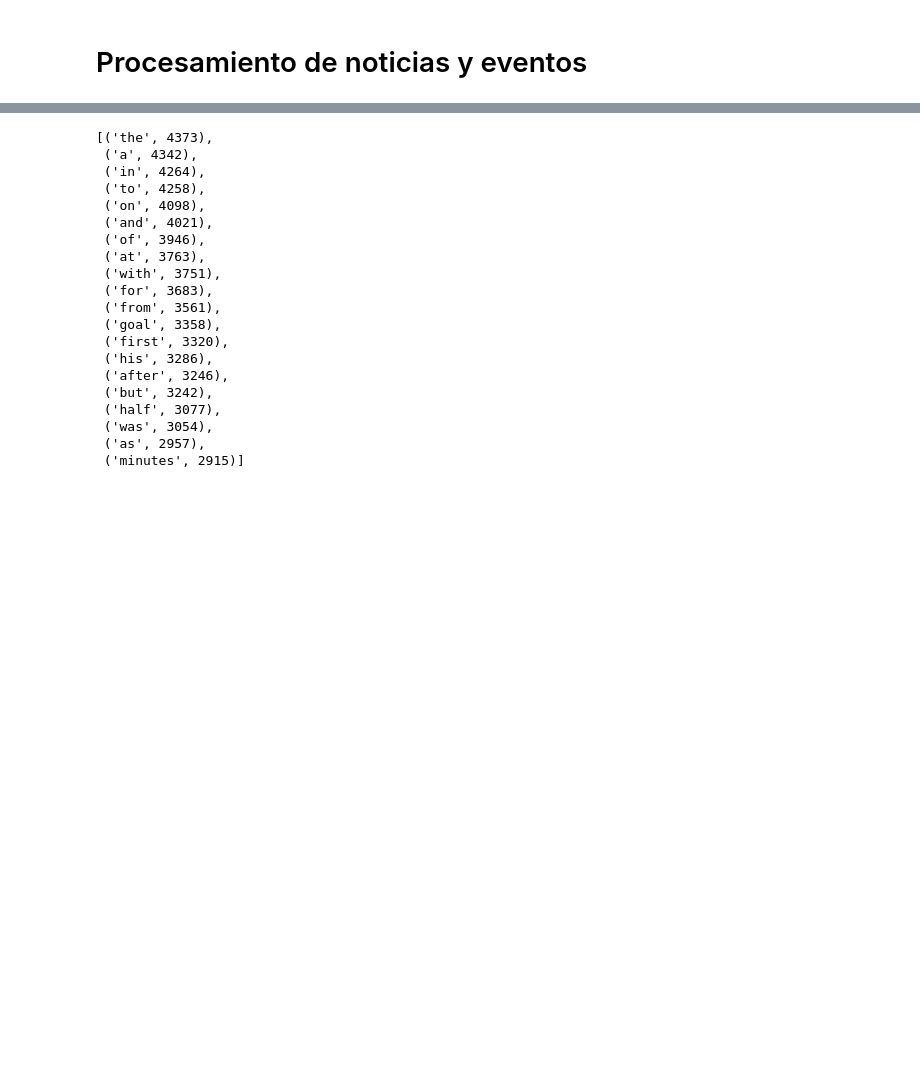
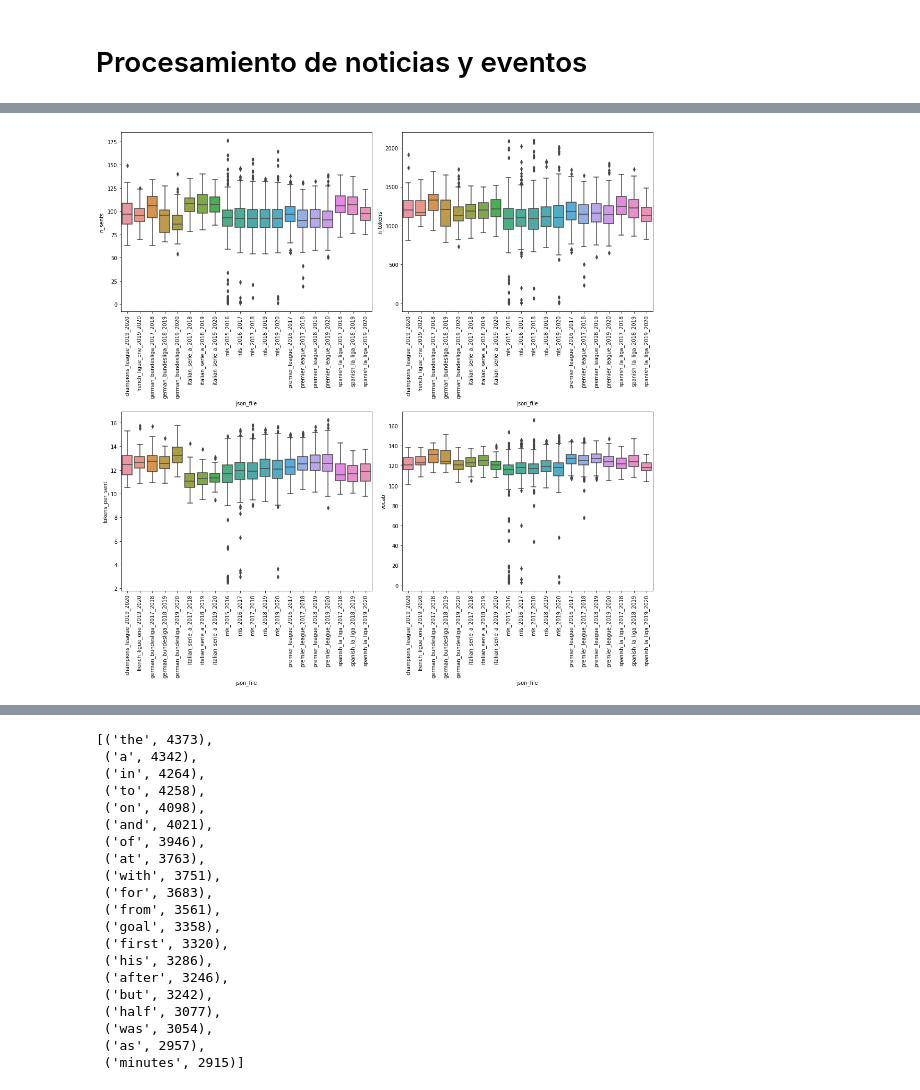
Before and after one commit to gscharly/master_ds_tfm, a Jupyter notebook: analysis/article_vocabulary.ipynb, the cells around one changed output, grey strips where cells are left out. Cells and saved outputs as stored; diff of their text form; code cells hidden in the pictures; blank space fills up the shorter version.

```diff
--- a/analysis/article_vocabulary.ipynb
+++ b/analysis/article_vocabulary.ipynb
@@ -73,0 +117,8 @@ prueba['article']
+# %%
+events_df['json_file'] = events_df['json_file'].apply(lambda x: x.split('.')[0])
+# %%
+ordered_files = sorted(events_df['json_file'].unique())
+# %%
+vis_utils.multiple_boxplot(events_df, num_cols, x='json_file', ncols=2, order=ordered_files, height=15, width=15)
+# %% [output]
+[figure, added]
```
Also changed, not shown: parts of 119 cells of this notebook, 1 other file.
